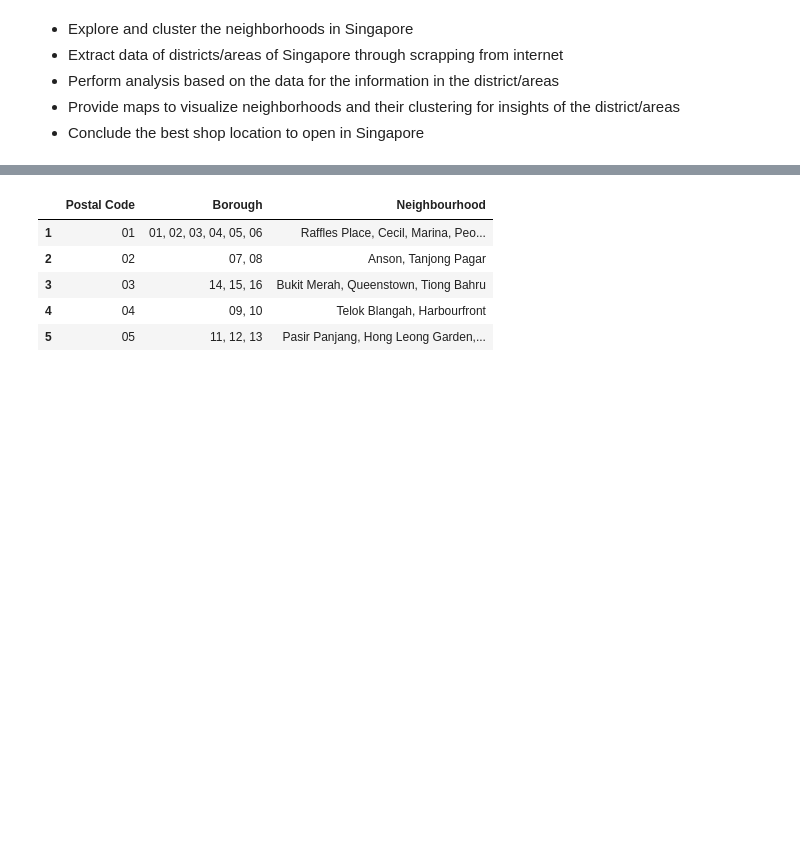
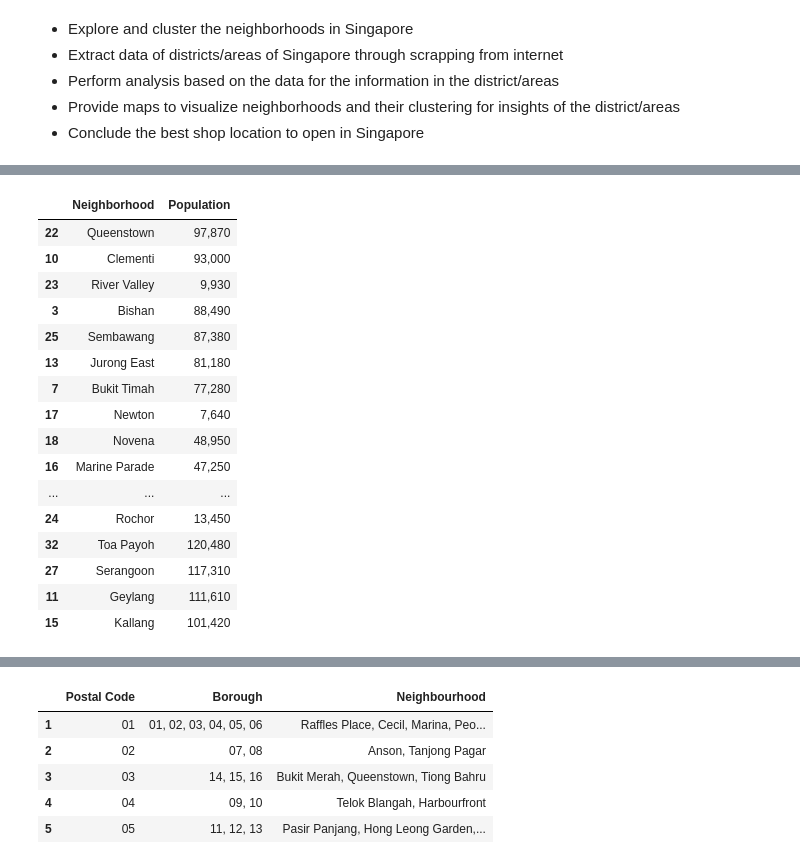
Before and after one commit to b3n12/Coursera_Capstone, a Jupyter notebook: Open Coffee Shop in Singapore - Part 3.ipynb, the cells around one changed output, grey strips where cells are left out. Saved outputs shown, nothing was run; the diff lists cells and outputs as text; code cells hidden in the pictures; blank space fills up the shorter version.

```diff
--- a/Open Coffee Shop in Singapore - Part 3.ipynb
+++ b/Open Coffee Shop in Singapore - Part 3.ipynb
@@ -106,0 +124,21 @@ memory usage: 896.0+ bytes
+# %%
+df.sort_values(by=['Population'], ascending=False, inplace=True)
+df
+# %% [output]
+|  | Neighborhood | Population |
+| 22 | Queenstown | 97,870 |
+| 10 | Clementi | 93,000 |
+| 23 | River Valley | 9,930 |
+| 3 | Bishan | 88,490 |
+| 25 | Sembawang | 87,380 |
+| 13 | Jurong East | 81,180 |
+| 7 | Bukit Timah | 77,280 |
+| 17 | Newton | 7,640 |
+| 18 | Novena | 48,950 |
+| 16 | Marine Parade | 47,250 |
+| ... | ... | ... |
+| 24 | Rochor | 13,450 |
+| 32 | Toa Payoh | 120,480 |
+| 27 | Serangoon | 117,310 |
+| 11 | Geylang | 111,610 |
+| 15 | Kallang | 101,420 |
```
Also changed, not shown: parts of 23 cells of this notebook.
